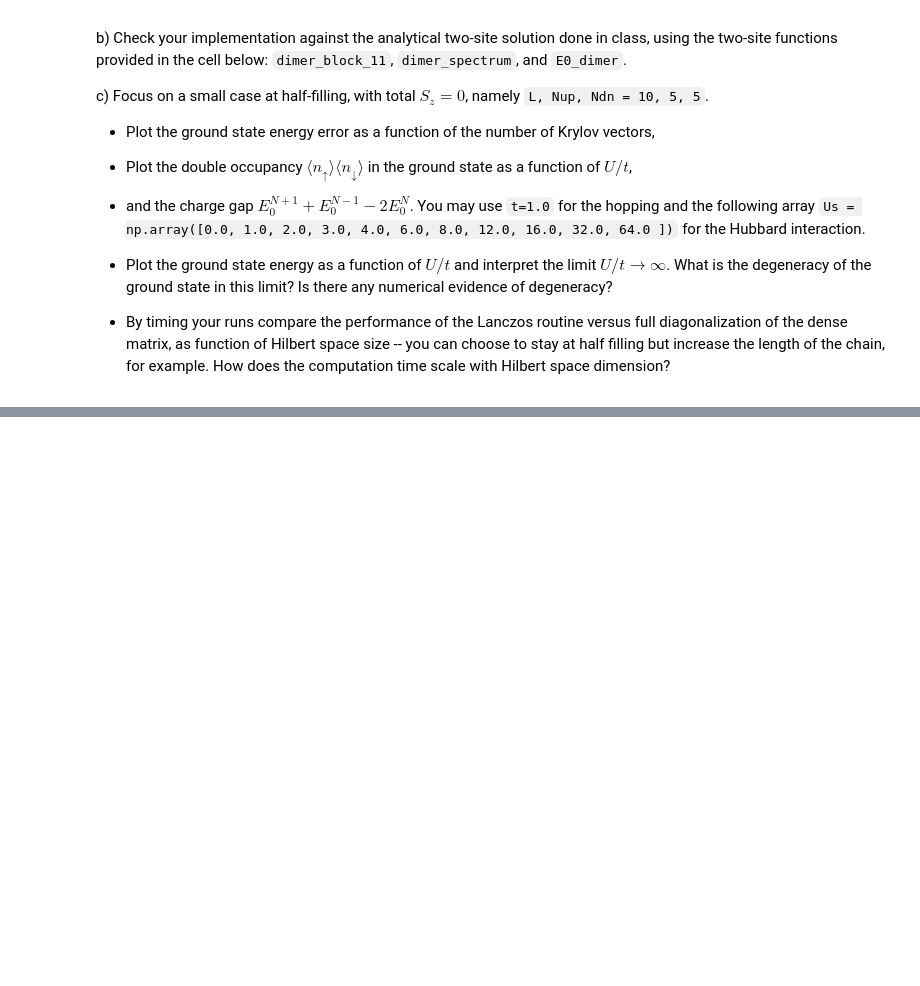
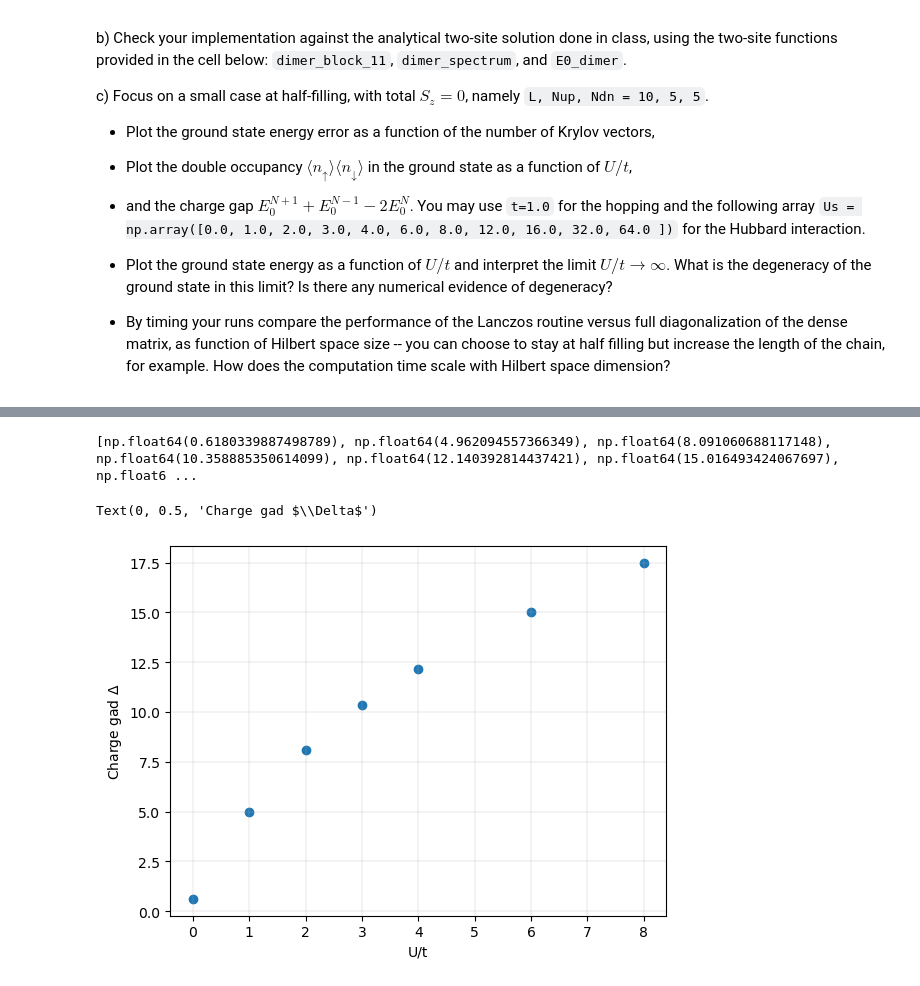
Before and after one commit to Glorieux-Victor/NMQS-TP-Victor-Glorieux, a Jupyter notebook: tp1.ipynb, the cells around one changed output, grey strips where cells are left out. Cells and saved outputs as stored; diff of their text form; code cells hidden in the pictures; blank space fills up the shorter version.

```diff
--- a/tp1.ipynb
+++ b/tp1.ipynb
@@ -859,0 +879,33 @@ Text(0, 0.5, 'Double occupancy of the GS')
+# %%
+# the charge gap $E_0^{N+1} + E_0^{N-1} - 2E_0^{N}$. You may use `t=1.0` for the hopping :
+E_GS_dict = {'E_gs':E_GS,'U':U_list}
+#print(E_GS_dict['E_gs']['U'==2])
+
+U_list_ = [0.0, 1.0, 2.0, 3.0, 4.0, 6.0, 8.0]
+
+E_GS_Np1 = []
+E_GS_Nm1 = []
+for U in U_list_ :
+    i=0
+    for Nup in (NU+1, NU-1):
+        op, docc, (Du, Dd) = hubbard_operator(L=L10, Nup=Nup, Ndn=ND,t=t,U=U)
+        lanczos_data=lanczos(op, 200, k=1, dtype=np.complex128, seed=1, gs_passes=2)
+        if i == 0 :
+            E_GS_Np1.append(lanczos_data['theta'][0])
+        else :
+            E_GS_Nm1.append(lanczos_data['theta'][0])
+        i+=1
+    print('Step U = {} done'.format(np.round(U,1)),end="\r")
+# %%
+Charge_gap = []
+for i in range(len(U_list_)):
+    Charge_gap.append(E_GS_Np1[i] + E_GS_Nm1[i] - 2*E_GS_dict['E_gs']['U'==U_list_[i]])
+print(Charge_gap)
+plt.scatter(U_list_,Charge_gap)
+plt.grid(lw = 0.2)
+plt.xlabel(r"U/t")
+plt.ylabel(r"Charge gad $\Delta$")
+# %% [output]
+[np.float64(0.6180339887498789), np.float64(4.962094557366349), np.float64(8.091060688117148), np.float64(10.358885350614099), np.float64(12.140392814437421), np.float64(15.016493424067697), np.float6 ...
+Text(0, 0.5, 'Charge gad $\\Delta$')
+[figure, added]
```
Also changed, not shown: parts of 10 cells of this notebook, 2 other files.
